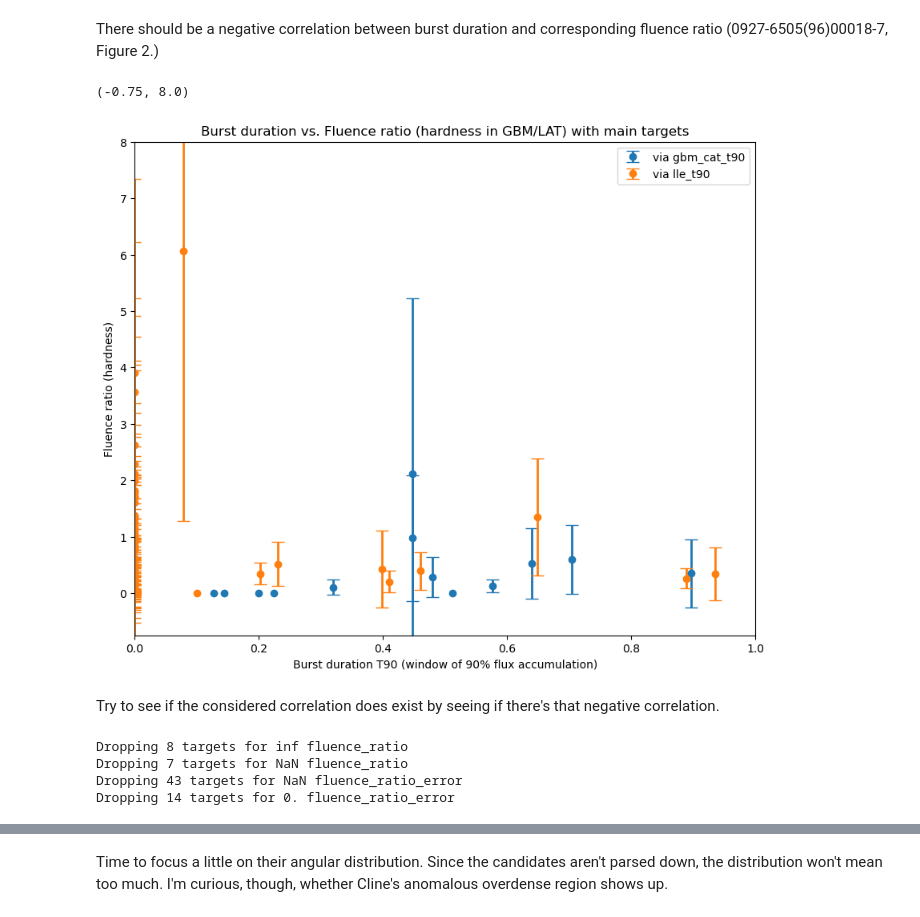
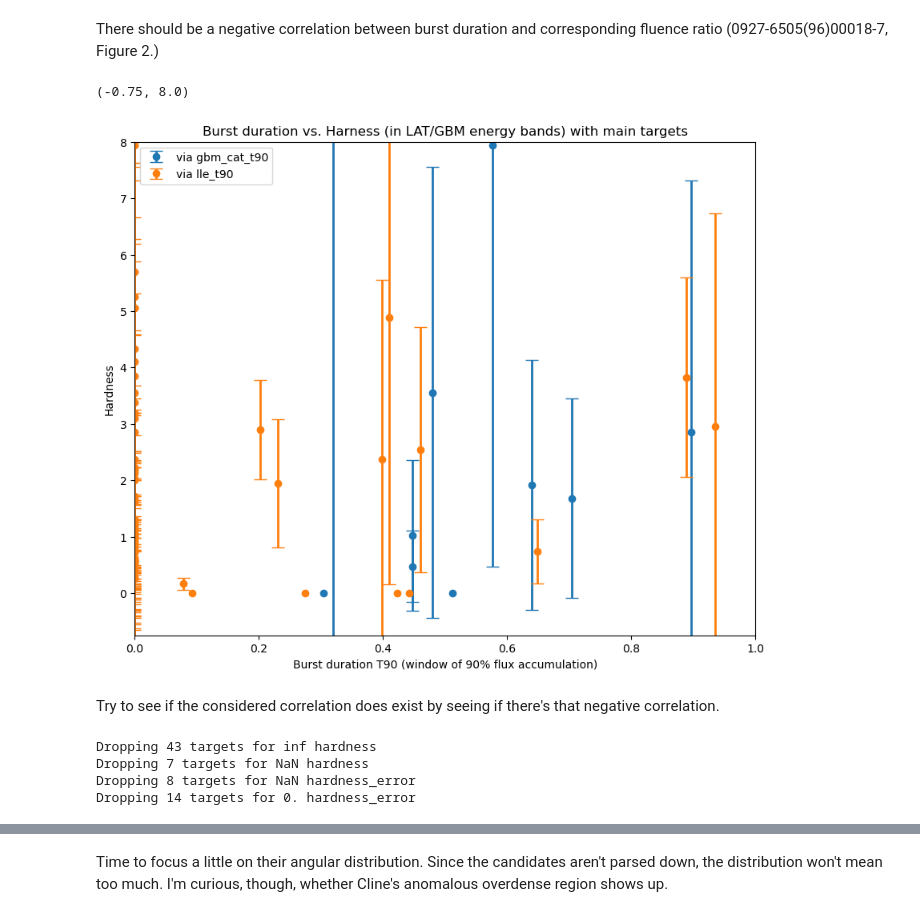
Before and after one commit to xboluna/Research, a Jupyter notebook: BHRad/GBM_Catalog_Searching/Exploring_possible_candidates.ipynb, the cells around one changed output, grey strips where cells are left out. Drawn from its saved outputs; the diff is of its cells as text; code cells hidden in the pictures.

```diff
--- a/BHRad/GBM_Catalog_Searching/Exploring_possible_candidates.ipynb
+++ b/BHRad/GBM_Catalog_Searching/Exploring_possible_candidates.ipynb
@@ -113,46 +120,46 @@ original_targets[['like_gbm-lat_time_difference', 'gbm-lle_time_difference',
 There should be a negative correlation between burst duration and corresponding fluence ratio (0927-6505(96)00018-7, Figure 2.)
 # %%
 fig, ax = plt.subplots()
-ax.errorbar(x = targets['gbm_cat_t90'], y=targets['fluence_ratio'],
-            yerr = targets['fluence_ratio_error'], fmt = 'o', linewidth = 2, capsize = 6,
+ax.errorbar(x = targets['gbm_cat_t90'], y=targets['hardness'],
+            yerr = targets['hardness_error'], fmt = 'o', linewidth = 2, capsize = 6,
             label = 'via gbm_cat_t90')
-ax.errorbar(x = targets['lle_t90'], y=targets['fluence_ratio'],
-            yerr = targets['fluence_ratio_error'], fmt = 'o', linewidth = 2, capsize = 6,
+ax.errorbar(x = targets['lle_t90'], y=targets['hardness'],
+            yerr = targets['hardness_error'], fmt = 'o', linewidth = 2, capsize = 6,
             label = 'via lle_t90')
 
 ax.legend()
 ax.set_xlabel('Burst duration T90 (window of 90% flux accumulation)')
-ax.set_ylabel('Fluence ratio (hardness)')
+ax.set_ylabel('Hardness')
 fig.set_figwidth(10)
 fig.set_figheight(8)
-ax.set_title('Burst duration vs. Fluence ratio (hardness in GBM/LAT) with main targets')
+ax.set_title('Burst duration vs. Harness (in LAT/GBM energy bands) with main targets')
 #ax.set_xscale('log')
 #ax.set_yscale('log')
 ax.set_xlim(0,1)
 ax.set_ylim(-.75,8)
 # %% [output]
 (-0.75, 8.0)
-[figure, old version]
+[figure, new version]
 # %% [markdown]
 Try to see if the considered correlation does exist by seeing if there's that negative correlation.
 # %%
 # Polyfit does not like NaNs or infs
-print('Dropping %s targets for inf fluence_ratio'% len(targets.loc[targets['fluence_ratio'] == np.inf]) )
-targets = targets.loc[ targets['fluence_ratio'] != np.inf ]
-print('Dropping %s targets for NaN fluence_ratio'% len(targets.loc[ np.isnan(targets['fluence_ratio']) ]) )
-targets = targets.loc[ ~np.isnan(targets['fluence_ratio']) ]
+print('Dropping %s targets for inf hardness'% len(targets.loc[targets['hardness'] == np.inf]) )
+targets = targets.loc[ targets['hardness'] != np.inf ]
+print('Dropping %s targets for NaN hardness'% len(targets.loc[ np.isnan(targets['hardness']) ]) )
+targets = targets.loc[ ~np.isnan(targets['hardness']) ]
 
 # These ones will have had a 0.0 in the LAT flux, causing a NaN
-print('Dropping %s targets for NaN fluence_ratio_error'% len(targets.loc[ np.isnan(targets['flux_ratio_error']) ]) )
-targets = targets.loc[ ~np.isnan(targets['fluence_ratio_error']) ]
+print('Dropping %s targets for NaN hardness_error'% len(targets.loc[ np.isnan(targets['hardness_error']) ]) )
+targets = targets.loc[ ~np.isnan(targets['hardness_error']) ]
 
 # These ones will have had a 0.0 in GBM flux, causing a 0.
-print('Dropping %s targets for 0. fluence_ratio_error'%len(targets[targets['flux_ratio_error'] ==0]))
-targets = targets[targets['fluence_ratio_error'] !=0]
+print('Dropping %s targets for 0. hardness_error'%len(targets[targets['hardness_error'] ==0]))
+targets = targets[targets['hardness_error'] !=0]
 # %% [output]
-Dropping 8 targets for inf fluence_ratio
-Dropping 7 targets for NaN fluence_ratio
-Dropping 43 targets for NaN fluence_ratio_error
-Dropping 14 targets for 0. fluence_ratio_error
+Dropping 43 targets for inf hardness
+Dropping 7 targets for NaN hardness
+Dropping 8 targets for NaN hardness_error
+Dropping 14 targets for 0. hardness_error
 # %%
 # Fit data with a simple linear correlation
```
Also changed, not shown: parts of 20 cells of this notebook, 3 other files.
